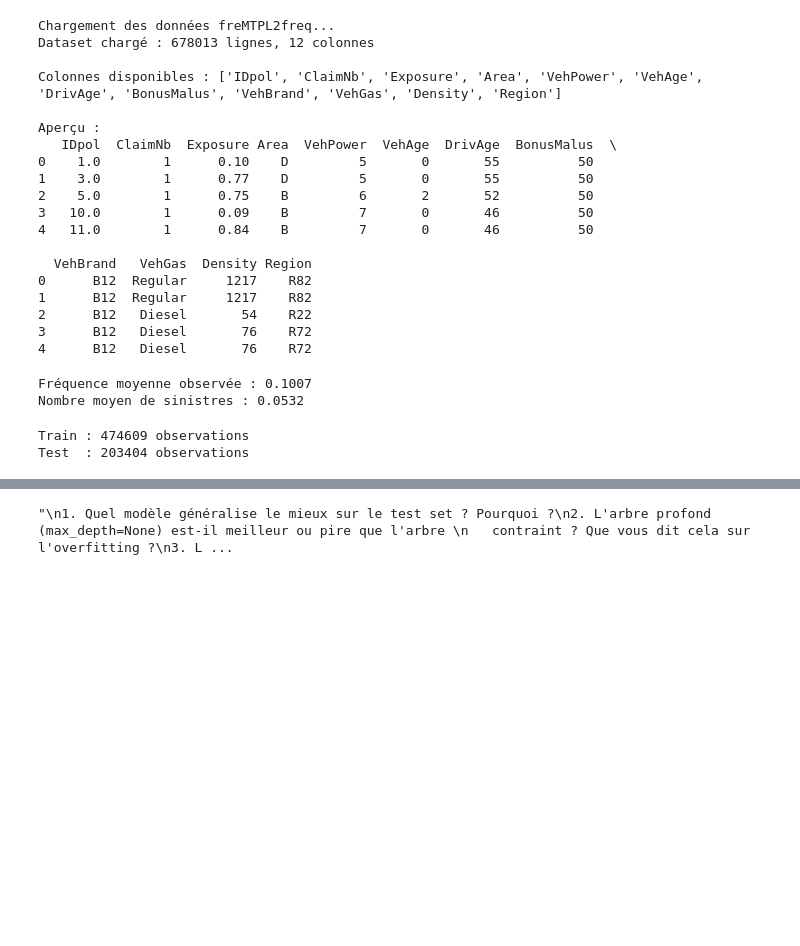
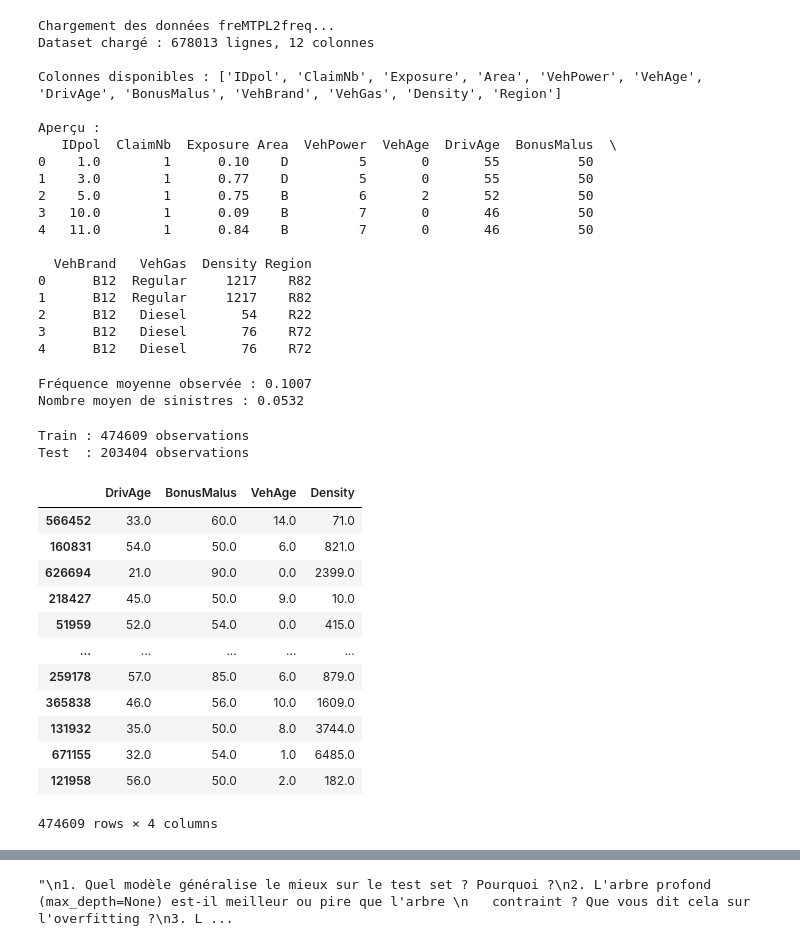
Before and after one commit to buthaya/dsa, a Jupyter notebook: M03_F01_Machine_Learning_Fondamentaux/ex1.ipynb, the cells around one changed output, grey strips where cells are left out. Cells and saved outputs as stored; diff of their text form; code cells hidden in the pictures; blank space fills up the shorter version.

```diff
--- a/M03_F01_Machine_Learning_Fondamentaux/ex1.ipynb
+++ b/M03_F01_Machine_Learning_Fondamentaux/ex1.ipynb
@@ -93,4 +91,24 @@ print(f"Test  : {X_test.shape[0]} observations")
 # %% [output]
 Train : 474609 observations
 Test  : 203404 observations
+# %%
+from sklearn.preprocessing import normalize
+
+# Normalisation des features pour comparaison
+X_train = normalize(X_train)
+X_test = normalize(X_test)
+# %% [output]
+|  | DrivAge | BonusMalus | VehAge | Density |
+| 566452 | 33.0 | 60.0 | 14.0 | 71.0 |
+| 160831 | 54.0 | 50.0 | 6.0 | 821.0 |
+| 626694 | 21.0 | 90.0 | 0.0 | 2399.0 |
+| 218427 | 45.0 | 50.0 | 9.0 | 10.0 |
+| 51959 | 52.0 | 54.0 | 0.0 | 415.0 |
+| ... | ... | ... | ... | ... |
+| 259178 | 57.0 | 85.0 | 6.0 | 879.0 |
+| 365838 | 46.0 | 56.0 | 10.0 | 1609.0 |
+| 131932 | 35.0 | 50.0 | 8.0 | 3744.0 |
+| 671155 | 32.0 | 54.0 | 1.0 | 6485.0 |
+| 121958 | 56.0 | 50.0 | 2.0 | 182.0 |
+474609 rows × 4 columns
 # %%
```
Also changed, not shown: parts of 6 cells of this notebook, 1 other file.
